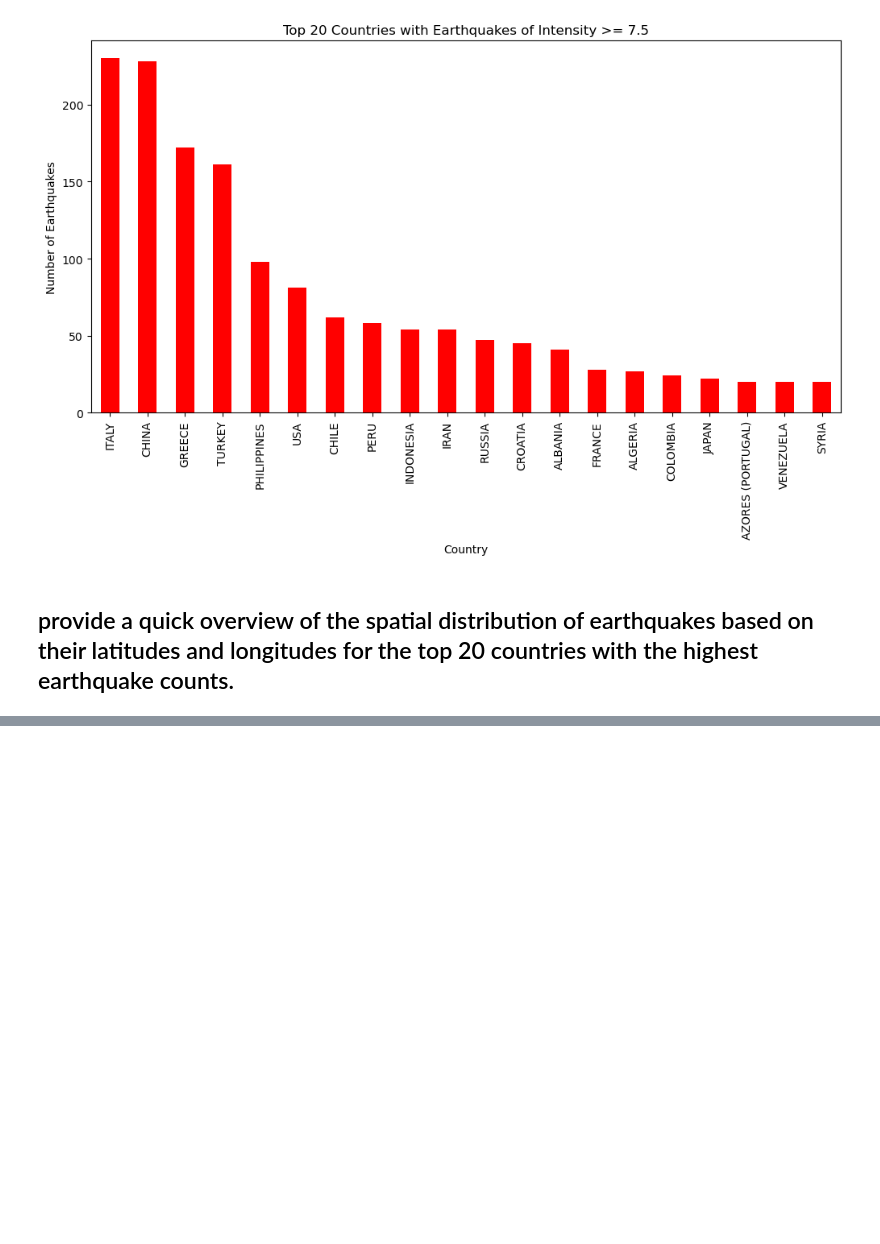
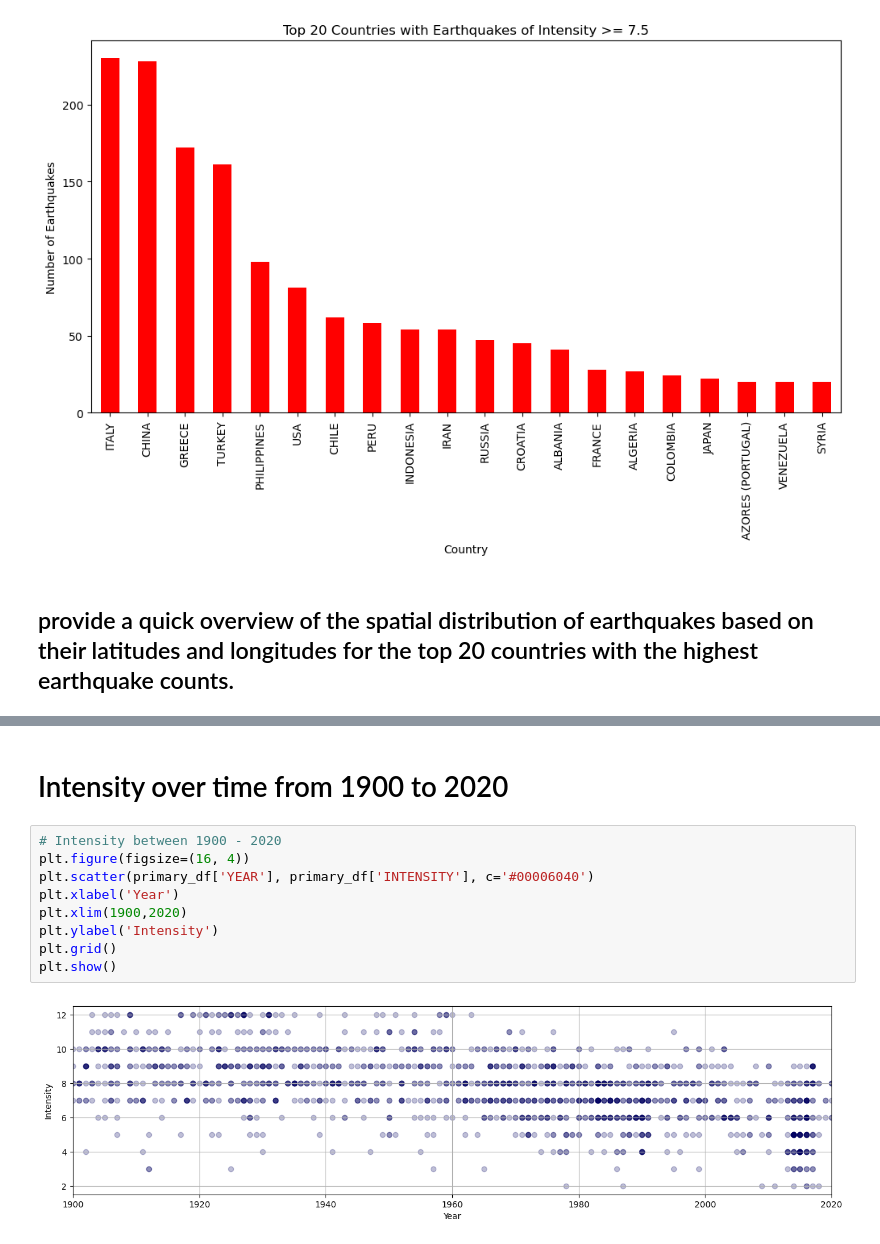
Before and after one commit to Ngot97/Project-1, a Jupyter notebook: Worldwide_Earthquake.ipynb, the cells around one changed output, grey strips where cells are left out. Saved outputs shown, nothing was run; the diff lists cells and outputs as text; blank space fills up the shorter version.

```diff
--- a/Worldwide_Earthquake.ipynb
+++ b/Worldwide_Earthquake.ipynb
@@ -186,0 +195,13 @@ NameError: name 'df' is not defined
+# %% [markdown]
+# Intensity over time from 1900 to 2020
+# %%
+# Intensity between 1900 - 2020
+plt.figure(figsize=(16, 4))
+plt.scatter(primary_df['YEAR'], primary_df['INTENSITY'], c='#00006040')
+plt.xlabel('Year')
+plt.xlim(1900,2020)
+plt.ylabel('Intensity')
+plt.grid()
+plt.show()
+# %% [output]
+[figure, added]
```
Also changed, not shown: parts of 6 cells of this notebook.
